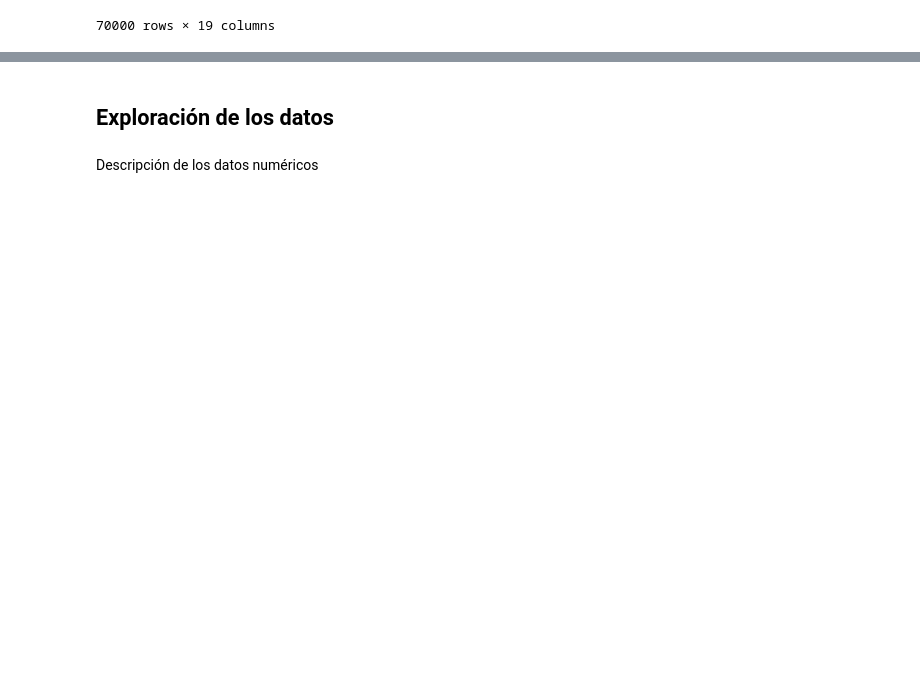
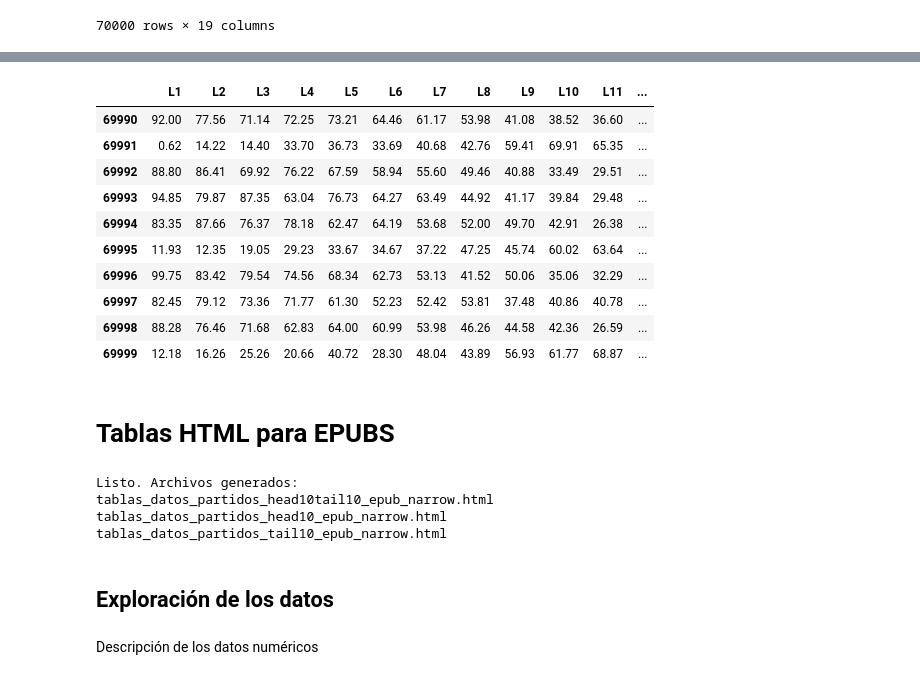
Before and after one commit to rpizarrog/machine_learning_r_python_casos_de_estudio, a Jupyter notebook: notebook_Python/UMAP_datos_de_política.ipynb, the cells around one changed output, grey strips where cells are left out. Cells and saved outputs as stored; diff of their text form; code cells hidden in the pictures; blank space fills up the shorter version.

```diff
--- a/notebook_Python/UMAP_datos_de_política.ipynb
+++ b/notebook_Python/UMAP_datos_de_política.ipynb
@@ -268,3 +594,40 @@ datos_originales
+# %%
+tail10 = datos.select_dtypes(include='number').tail(10)
+tail10
+# %% [output]
+|  | L1 | L2 | L3 | L4 | L5 | L6 | L7 | L8 | L9 | L10 | L11 | ... |
+| 69990 | 92.00 | 77.56 | 71.14 | 72.25 | 73.21 | 64.46 | 61.17 | 53.98 | 41.08 | 38.52 | 36.60 | ... |
+| 69991 | 0.62 | 14.22 | 14.40 | 33.70 | 36.73 | 33.69 | 40.68 | 42.76 | 59.41 | 69.91 | 65.35 | ... |
+| 69992 | 88.80 | 86.41 | 69.92 | 76.22 | 67.59 | 58.94 | 55.60 | 49.46 | 40.88 | 33.49 | 29.51 | ... |
+| 69993 | 94.85 | 79.87 | 87.35 | 63.04 | 76.73 | 64.27 | 63.49 | 44.92 | 41.17 | 39.84 | 29.48 | ... |
+| 69994 | 83.35 | 87.66 | 76.37 | 78.18 | 62.47 | 64.19 | 53.68 | 52.00 | 49.70 | 42.91 | 26.38 | ... |
+| 69995 | 11.93 | 12.35 | 19.05 | 29.23 | 33.67 | 34.67 | 37.22 | 47.25 | 45.74 | 60.02 | 63.64 | ... |
+| 69996 | 99.75 | 83.42 | 79.54 | 74.56 | 68.34 | 62.73 | 53.13 | 41.52 | 50.06 | 35.06 | 32.29 | ... |
+| 69997 | 82.45 | 79.12 | 73.36 | 71.77 | 61.30 | 52.23 | 52.42 | 53.81 | 37.48 | 40.86 | 40.78 | ... |
+| 69998 | 88.28 | 76.46 | 71.68 | 62.83 | 64.00 | 60.99 | 53.98 | 46.26 | 44.58 | 42.36 | 26.59 | ... |
+| 69999 | 12.18 | 16.26 | 25.26 | 20.66 | 40.72 | 28.30 | 48.04 | 43.89 | 56.93 | 61.77 | 68.87 | ... |
+# %% [markdown]
+# Tablas HTML para EPUBS
+# %%
+export_html_narrow(
+    head10, tail10,
+    path_html_headtail="tablas_datos_partidos_head10tail10_epub_narrow.html",
+    path_html_head="tablas_datos_partidos_head10_epub_narrow.html",
+    path_html_tail="tablas_datos_partidos_tail10_epub_narrow.html",
+    table_width_px=680,
+    modo="dos_tablas"  # o "una_tabla"
+)
+
+print("Listo. Archivos generados:")
+
+print("tablas_datos_partidos_head10tail10_epub_narrow.html")
+print("tablas_datos_partidos_head10_epub_narrow.html")
+print("tablas_datos_partidos_tail10_epub_narrow.html")
+# %% [output]
+Listo. Archivos generados:
+tablas_datos_partidos_head10tail10_epub_narrow.html
+tablas_datos_partidos_head10_epub_narrow.html
+tablas_datos_partidos_tail10_epub_narrow.html
 # %% [markdown]
 ##  Exploración de los datos
 # %% [markdown]
```
Also changed, not shown: parts of 14 cells of this notebook.
